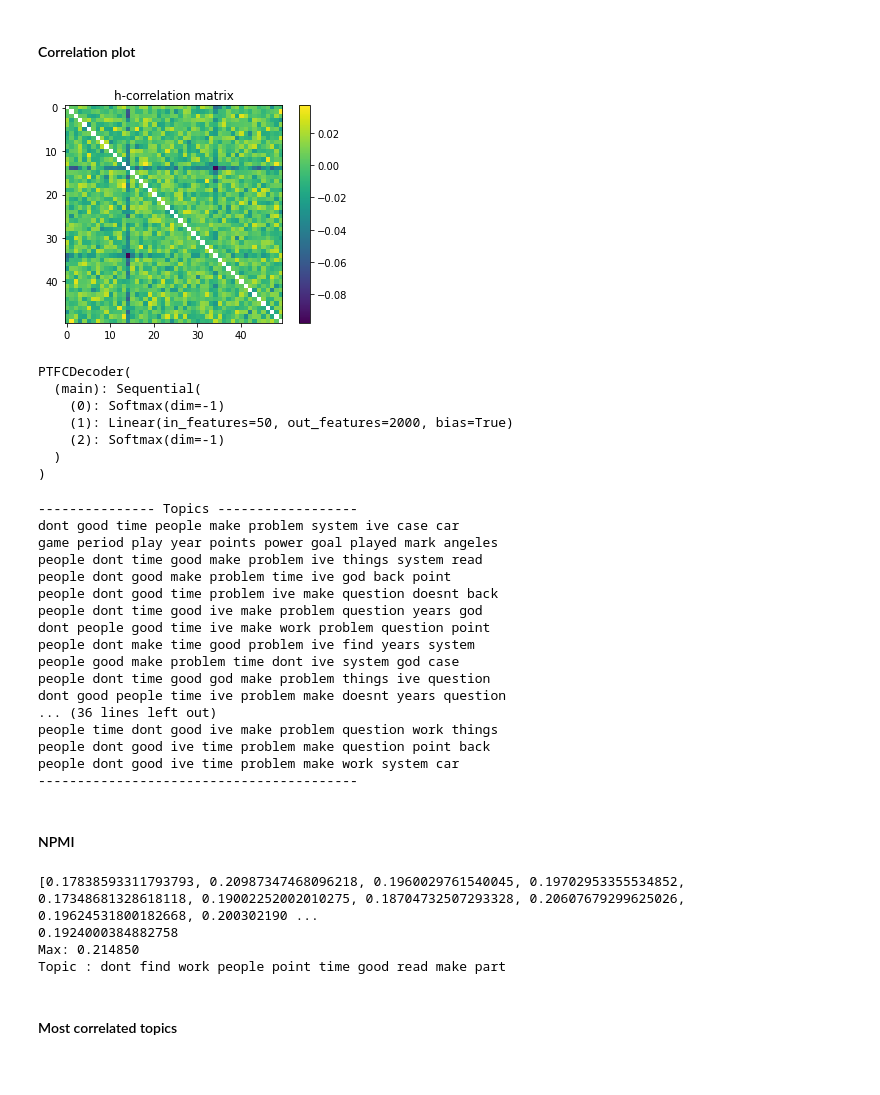
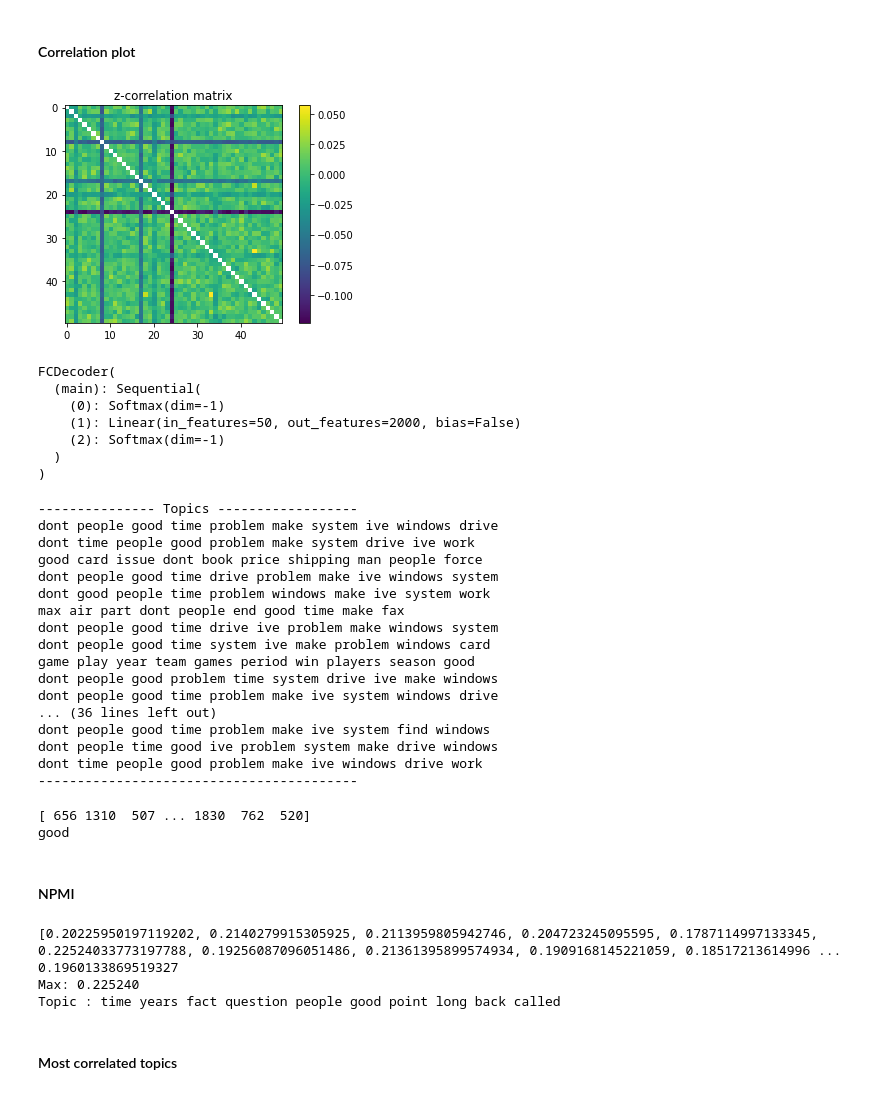
Before and after one commit to divankovic/nlp_disentanglement, a Jupyter notebook: experiments/evaluation.ipynb, the cells around one changed output. Cells and saved outputs as stored; diff of their text form; code cells hidden in the pictures.

Commit message:
Updated init weights for gsm model

```diff
--- a/experiments/evaluation.ipynb
+++ b/experiments/evaluation.ipynb
@@ -17,7 +17,7 @@ from evaluation.topics import get_topics, npmi_coherence_score, print_top_words,
 # %% [output]
 /home/dorian/FER/master_thesis/src/base
 # %%
-MODEL_PATH = 'results/20news/base/gsm/GSM/2020-06-25-21:14/'
+MODEL_PATH = 'results/20news/base/gsm/GSM/2020-06-25-22:53/'
 SAVE_PATH = MODEL_PATH
 config_path = os.path.join(MODEL_PATH, 'config.yaml')
 config = yaml.safe_load(open(config_path, 'r'))
@@ -62,20 +62,20 @@ tsne_plot(zs, ys, labels, show=True, save_path=SAVE_PATH, plot_by_class=True,
 # %% [markdown]
 #### Correlation plot
 # %%
-#correlation_plot(zs, show=True, save_path=SAVE_PATH,name='z', cutoff=0.002)
-#correlation_plot(hs, show=True, save_path=SAVE_PATH,name='h', cutoff=0)
+correlation_plot(zs, show=True, save_path=SAVE_PATH,name='z', cutoff=0.002)
+#correlation_plot(hs, show=True, save_path=SAVE_PATH,name='h')
 #correlation_plot(hs, show=True, save_path=None, cutoff=0.07)
 # %% [output]
-[figure, old version]
+[figure, new version]
 # %%
 print(model.decoder)
 
 #### Topics
 # %% [output]
-PTFCDecoder(
+FCDecoder(
   (main): Sequential(
     (0): Softmax(dim=-1)
-    (1): Linear(in_features=50, out_features=2000, bias=True)
+    (1): Linear(in_features=50, out_features=2000, bias=False)
     (2): Softmax(dim=-1)
   )
 )
@@ -84,27 +84,32 @@ n_top = 10
 vocab = json.load(open(os.path.join(data_path, 'vocab.json'), 'r'))
 idx2word = {i: vocab[i] for i in range(len(vocab))}
 beta = model.decoder.main[1].weight.cpu().detach().numpy().T
-# beta = np.concatenate((beta, -beta),0)
 topics = get_topics(beta, idx2word, n_top=n_top)
 print_top_words(beta, idx2word, n_top=n_top, save_path=os.path.join(SAVE_PATH, 'topics.txt'))
 # %% [output]
 --------------- Topics ------------------
-dont good time people make problem system ive case car
-game period play year points power goal played mark angeles
-people dont time good make problem ive things system read
-people dont good make problem time ive god back point
-people dont good time problem ive make question doesnt back
-people dont time good ive make problem question years god
-dont people good time ive make work problem question point
-people dont make time good problem ive find years system
-people good make problem time dont ive system god case
-people dont time good god make problem things ive question
-dont good people time ive problem make doesnt years question
+dont people good time problem make system ive windows drive
+dont time people good problem make system drive ive work
+good card issue dont book price shipping man people force
+dont people good time drive problem make ive windows system
+dont good people time problem windows make ive system work
+max air part dont people end good time make fax
+dont people good time drive ive problem make windows system
+dont people good time system ive make problem windows card
+game play year team games period win players season good
+dont people good problem time system drive ive make windows
+dont people good time problem make ive system windows drive
 ... (36 lines left out)
-people time dont good ive make problem question work things
-people dont good ive time problem make question point back
-people dont good ive time problem make work system car
+dont people good time problem make ive system find windows
+dont people time good ive problem system make drive windows
+dont time people good problem make ive windows drive work
 -----------------------------------------
+# %%
+print(beta[0].argsort())
+print(vocab[762])
+# %% [output]
+[ 656 1310  507 ... 1830  762  520]
+good
 # %% [markdown]
 #### NPMI
 # %%
@@ -121,10 +126,10 @@ json.dump({'npmi_per_topic': npmi_per_topic, 'avg_npmi': sum(npmi_per_topic) / l
            'topics': topics},
           open(os.path.join(SAVE_PATH, 'npmi.json'), 'w'), indent=4)
 # %% [output]
-[0.17838593311793793, 0.20987347468096218, 0.1960029761540045, 0.19702953355534852, 0.17348681328618118, 0.19002252002010275, 0.18704732507293328, 0.20607679299625026, 0.19624531800182668, 0.200302190 ...
-0.1924000384882758
-Max: 0.214850
-Topic : dont find work people point time good read make part
+[0.20225950197119202, 0.2140279915305925, 0.2113959805942746, 0.204723245095595, 0.1787114997133345, 0.22524033773197788, 0.19256087096051486, 0.21361395899574934, 0.1909168145221059, 0.18517213614996 ...
+0.1960133869519327
+Max: 0.225240
+Topic : time years fact question people good point long back called
 # %%
 z_mean_activations = np.mean(zs, axis=1)
 # %%
```
Also changed, not shown: parts of 1 cell of this notebook, 5 other files.
